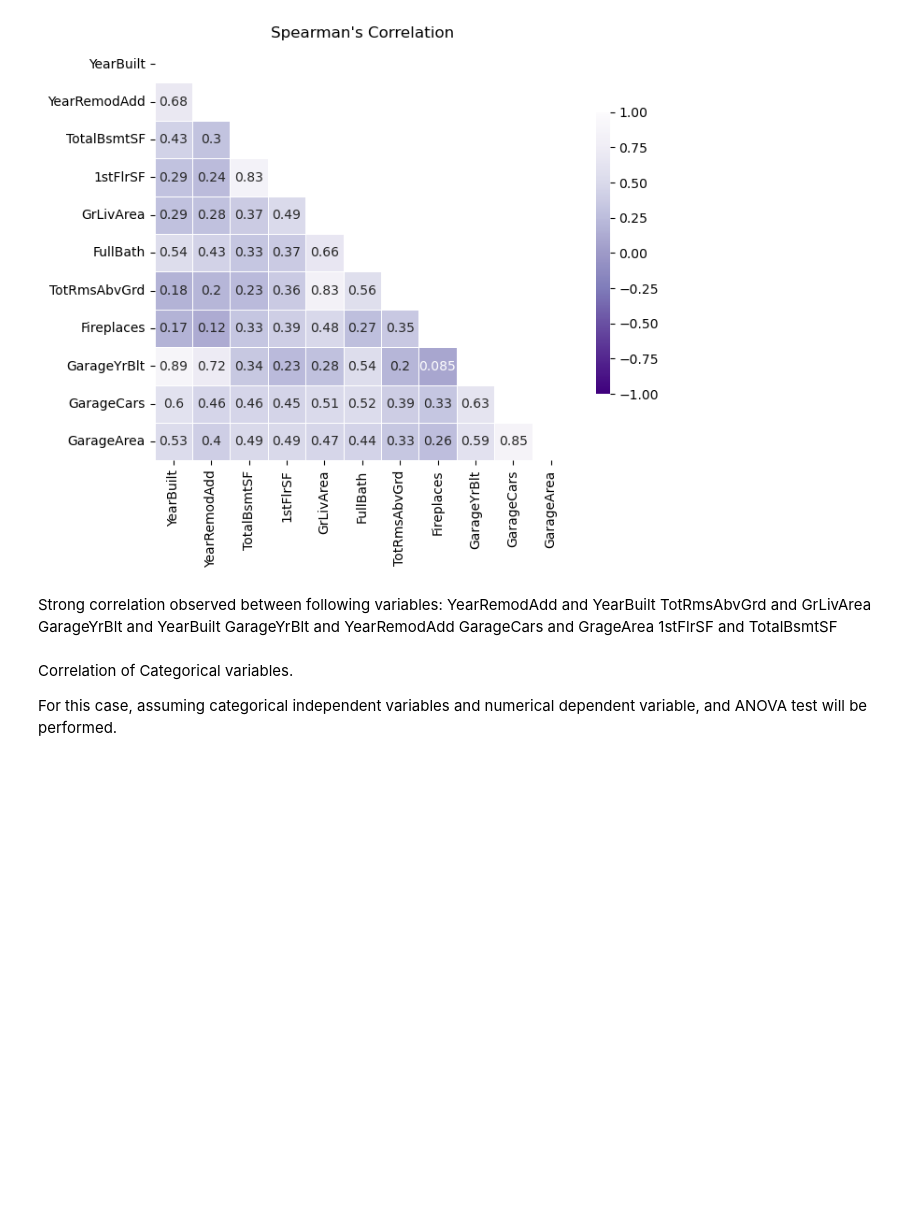
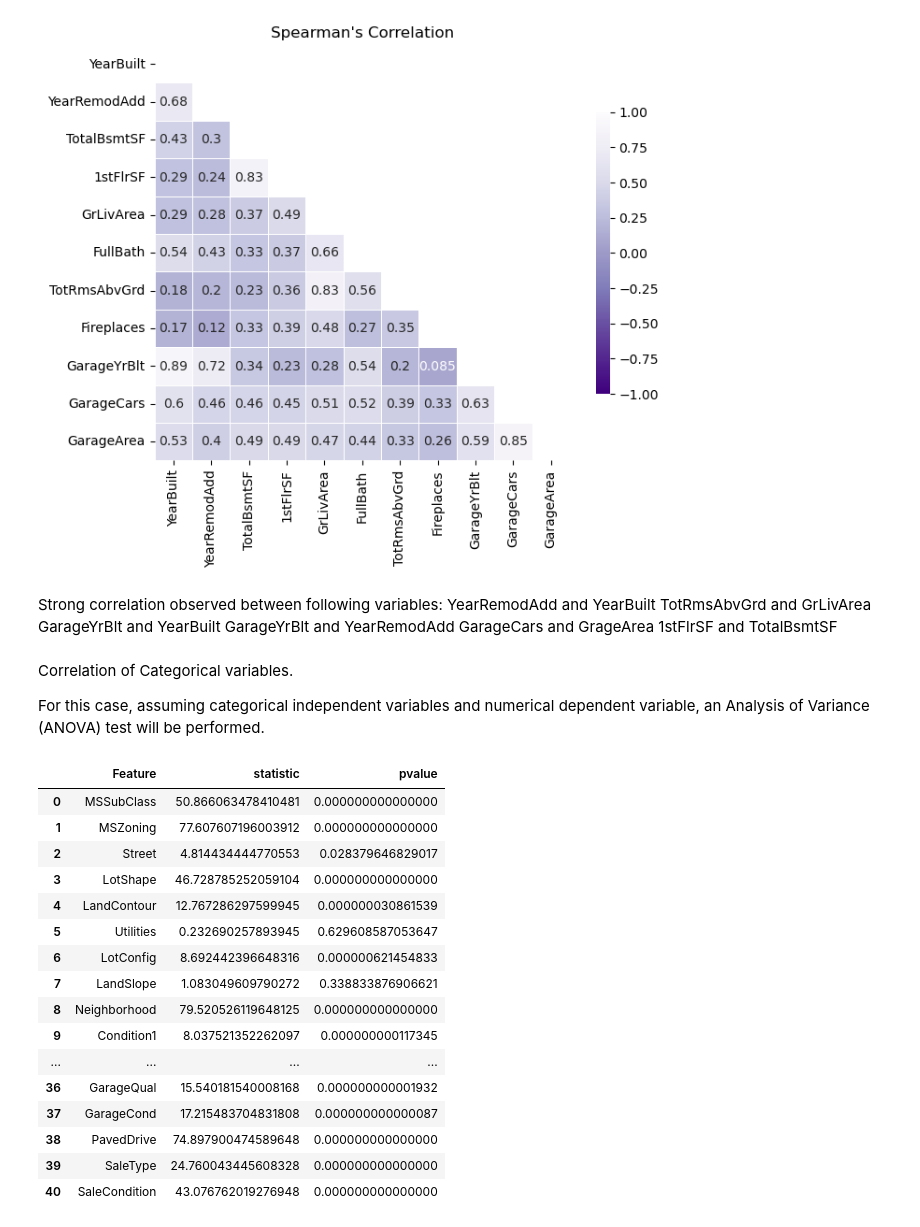
Before and after one commit to DerekHypo/Final_Project, a Jupyter notebook: HousePrices_EDA_V2.ipynb, the cells around one changed output. Cells and saved outputs as stored; diff of their text form; code cells hidden in the pictures; blank space fills up the shorter version.

```diff
--- a/HousePrices_EDA_V2.ipynb
+++ b/HousePrices_EDA_V2.ipynb
@@ -330,4 +332,4 @@ Strong correlation observed between following variables:
 # %% [markdown]
 Correlation of Categorical variables.
 
-For this case, assuming categorical independent variables and numerical dependent variable, and ANOVA test will be performed.
+For this case, assuming categorical independent variables and numerical dependent variable, an Analysis of Variance (ANOVA) test will be performed.
@@ -333,0 +347,21 @@ For this case, assuming categorical independent variables and numerical dependen
+# %%
+pd.set_option('display.float_format', lambda x: '%.15f' % x) #display values as decimals instead of scientific notation
+anova_df
+# %% [output]
+|  | Feature | statistic | pvalue |
+| 0 | MSSubClass | 50.866063478410481 | 0.000000000000000 |
+| 1 | MSZoning | 77.607607196003912 | 0.000000000000000 |
+| 2 | Street | 4.814434444770553 | 0.028379646829017 |
+| 3 | LotShape | 46.728785252059104 | 0.000000000000000 |
+| 4 | LandContour | 12.767286297599945 | 0.000000030861539 |
+| 5 | Utilities | 0.232690257893945 | 0.629608587053647 |
+| 6 | LotConfig | 8.692442396648316 | 0.000000621454833 |
+| 7 | LandSlope | 1.083049609790272 | 0.338833876906621 |
+| 8 | Neighborhood | 79.520526119648125 | 0.000000000000000 |
+| 9 | Condition1 | 8.037521352262097 | 0.000000000117345 |
+| ... | ... | ... | ... |
+| 36 | GarageQual | 15.540181540008168 | 0.000000000001932 |
+| 37 | GarageCond | 17.215483704831808 | 0.000000000000087 |
+| 38 | PavedDrive | 74.897900474589648 | 0.000000000000000 |
+| 39 | SaleType | 24.760043445608328 | 0.000000000000000 |
+| 40 | SaleCondition | 43.076762019276948 | 0.000000000000000 |
```
Also changed, not shown: parts of 12 cells of this notebook.
